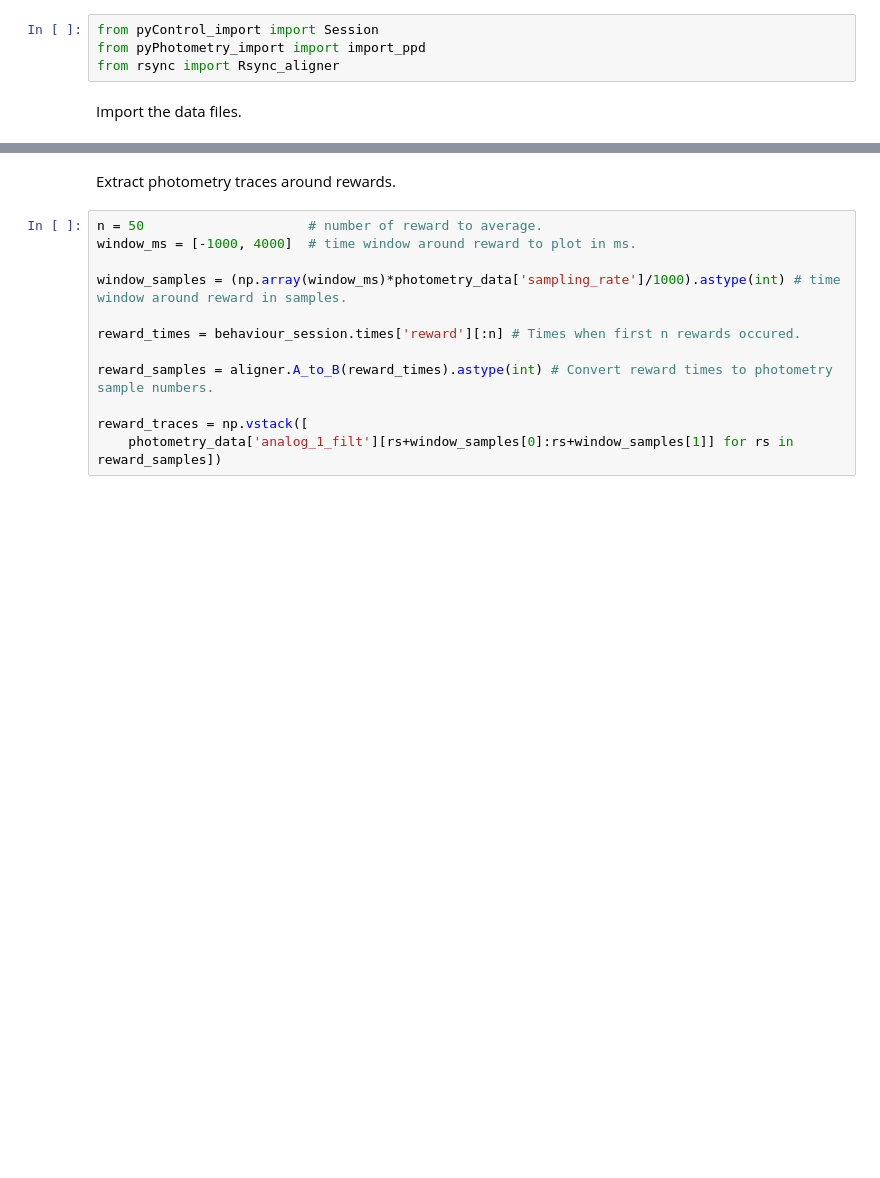
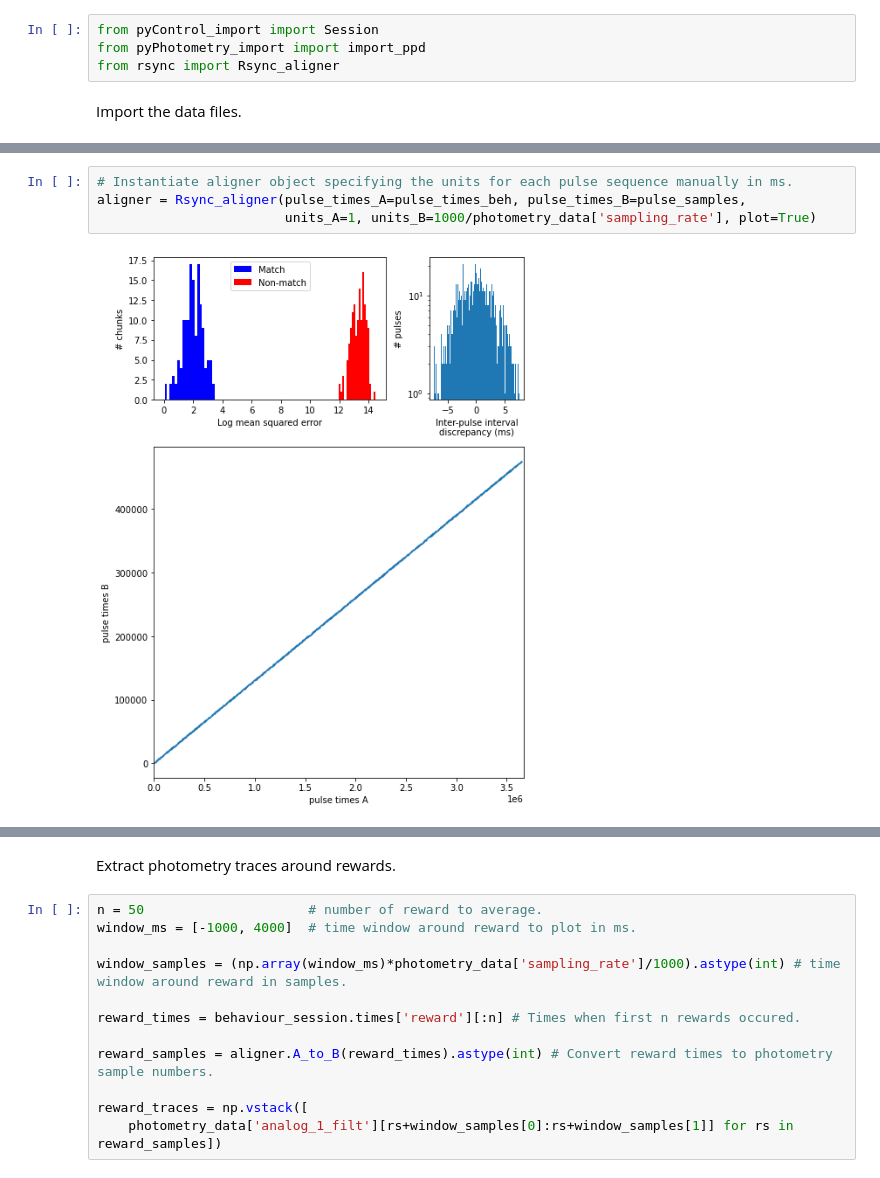
Before and after one commit to ThomasAkam/data_synchronisation, a Jupyter notebook: data_synchronisation.ipynb, the cells around one changed output, grey strips where cells are left out. Cells and saved outputs as stored; diff of their text form; blank space fills up the shorter version.

```diff
--- a/data_synchronisation.ipynb
+++ b/data_synchronisation.ipynb
@@ -39,0 +44,6 @@ aligner = Rsync_aligner(pulse_times_A=pulse_times_beh, pulse_times_B=pulse_sampl
+# %%
+# Instantiate aligner object specifying the units for each pulse sequence manually in ms.
+aligner = Rsync_aligner(pulse_times_A=pulse_times_beh, pulse_times_B=pulse_samples,
+                        units_A=1, units_B=1000/photometry_data['sampling_rate'], plot=True)
+# %% [output]
+[figure, added]
```
Also changed, not shown: parts of 8 cells of this notebook, 1 other file.
